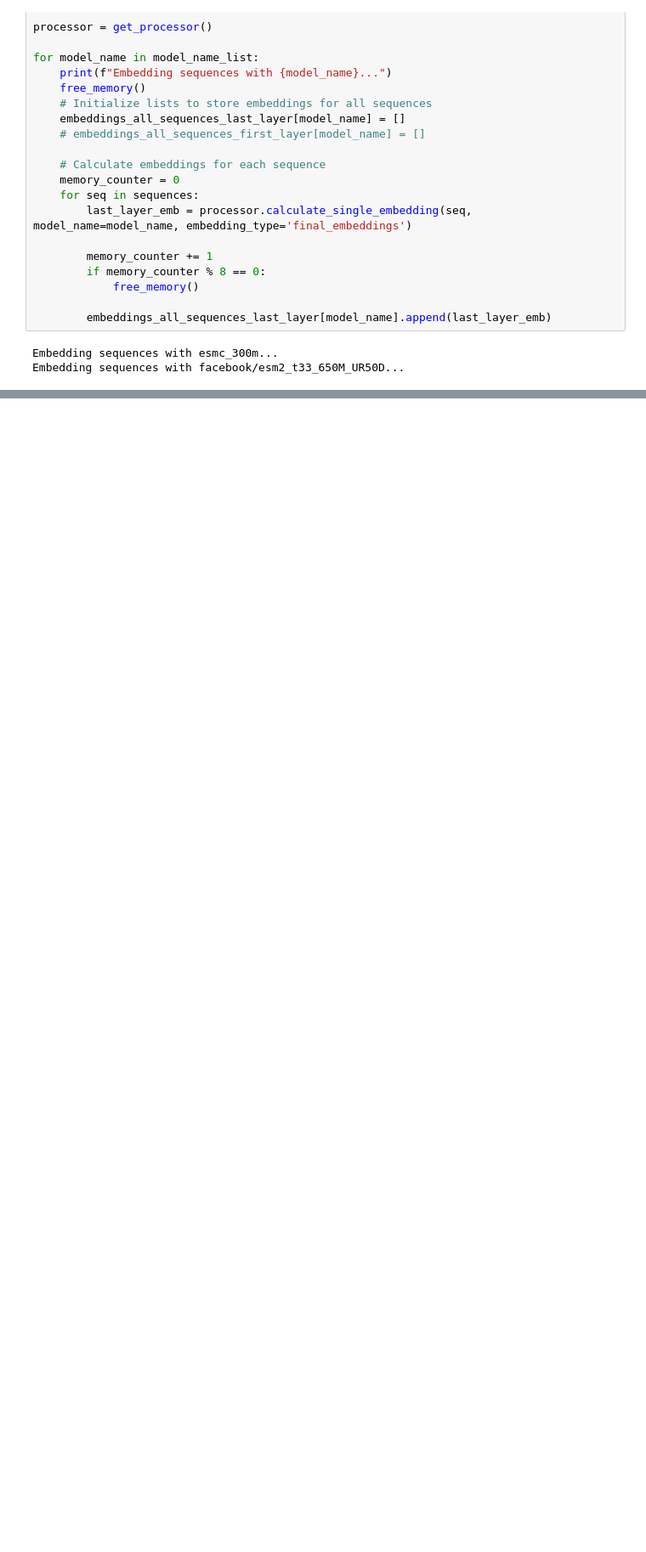
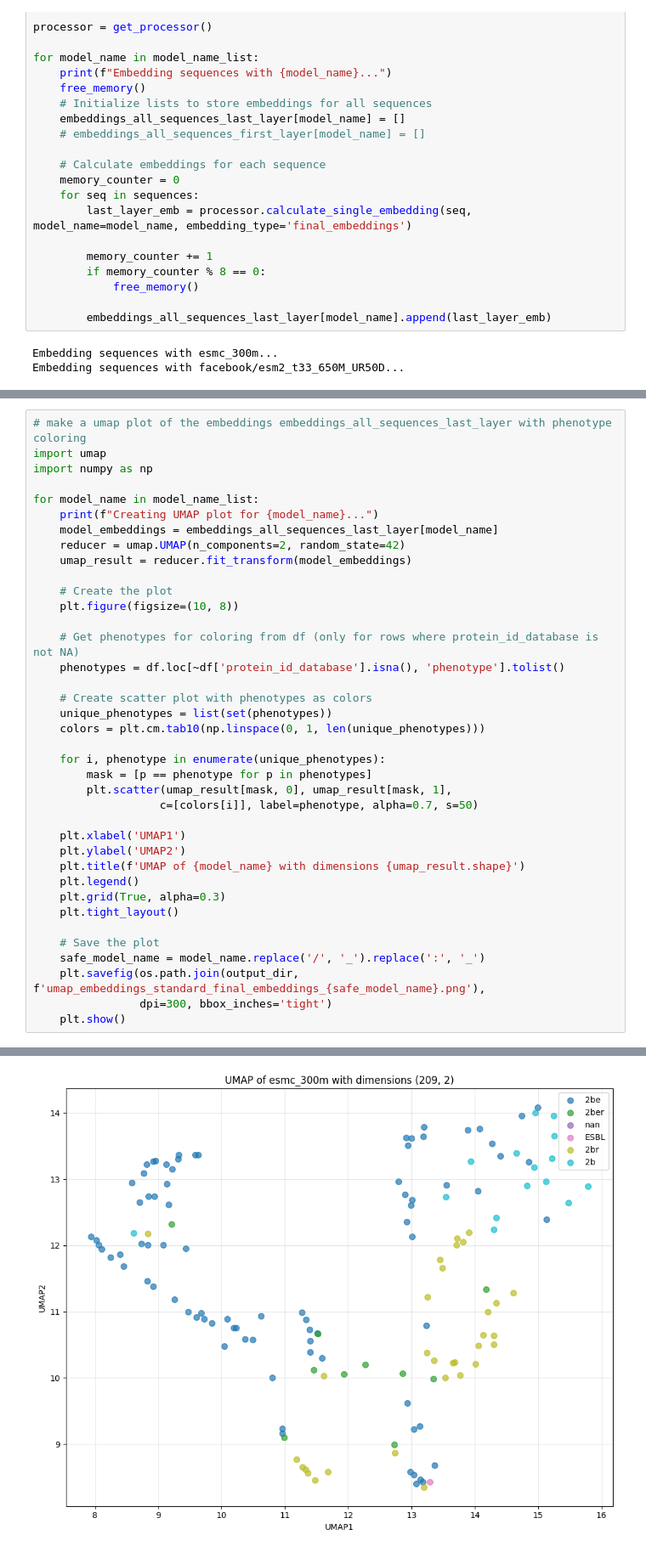
Before and after one commit to PyEED/TEM-lactamase, a Jupyter notebook: scr/analysis/embedding_analysis_multi_model_comparison_STANDARD.ipynb, the cells around one changed output, grey strips where cells are left out. Shown at 85% size. Drawn from its saved outputs; the diff is of its cells as text; blank space fills up the shorter version.

```diff
--- a/scr/analysis/embedding_analysis_multi_model_comparison_STANDARD.ipynb
+++ b/scr/analysis/embedding_analysis_multi_model_comparison_STANDARD.ipynb
@@ -384,0 +388,39 @@ Error:
+# %%
+# make a umap plot of the embeddings embeddings_all_sequences_last_layer with phenotype coloring
+import umap
+import numpy as np
+
+for model_name in model_name_list:
+    print(f"Creating UMAP plot for {model_name}...")
+    model_embeddings = embeddings_all_sequences_last_layer[model_name]
+    reducer = umap.UMAP(n_components=2, random_state=42)
+    umap_result = reducer.fit_transform(model_embeddings)
+
+    # Create the plot
+    plt.figure(figsize=(10, 8))
+
+    # Get phenotypes for coloring from df (only for rows where protein_id_database is not NA)
+    phenotypes = df.loc[~df['protein_id_database'].isna(), 'phenotype'].tolist()
+
+    # Create scatter plot with phenotypes as colors
+    unique_phenotypes = list(set(phenotypes))
+    colors = plt.cm.tab10(np.linspace(0, 1, len(unique_phenotypes)))
+
+    for i, phenotype in enumerate(unique_phenotypes):
+        mask = [p == phenotype for p in phenotypes]
+        plt.scatter(umap_result[mask, 0], umap_result[mask, 1],
+                   c=[colors[i]], label=phenotype, alpha=0.7, s=50)
+
+    plt.xlabel('UMAP1')
+    plt.ylabel('UMAP2')
+    plt.title(f'UMAP of {model_name} with dimensions {umap_result.shape}')
+    plt.legend()
+    plt.grid(True, alpha=0.3)
+    plt.tight_layout()
+
+    # Save the plot
+    safe_model_name = model_name.replace('/', '_').replace(':', '_')
+    plt.savefig(os.path.join(output_dir, f'umap_embeddings_standard_final_embeddings_{safe_model_name}.png'),
+                dpi=300, bbox_inches='tight')
+    plt.show()
+# %% [output]
@@ -384,0 +428 @@ Error:
+[figure, added]
```
Also changed, not shown: parts of 7 cells of this notebook, 2 other files.
